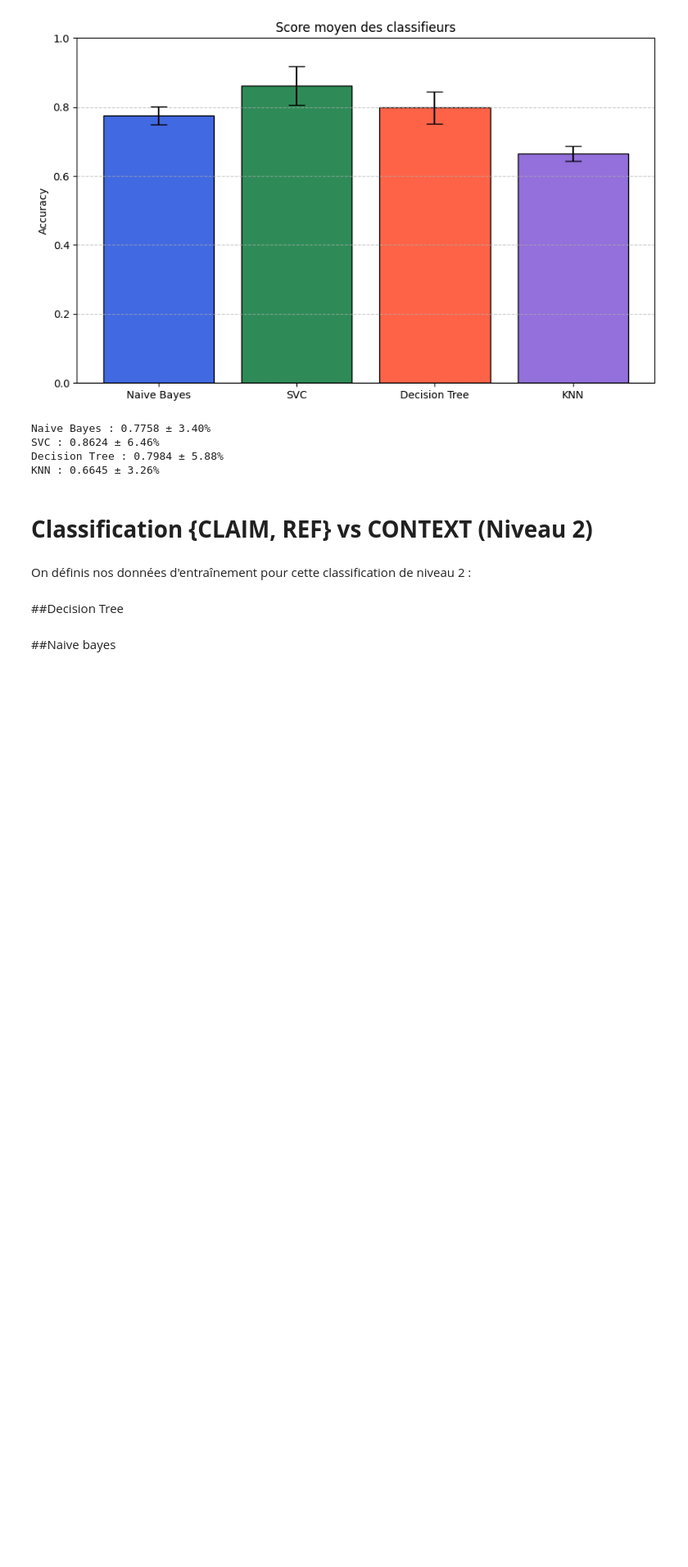
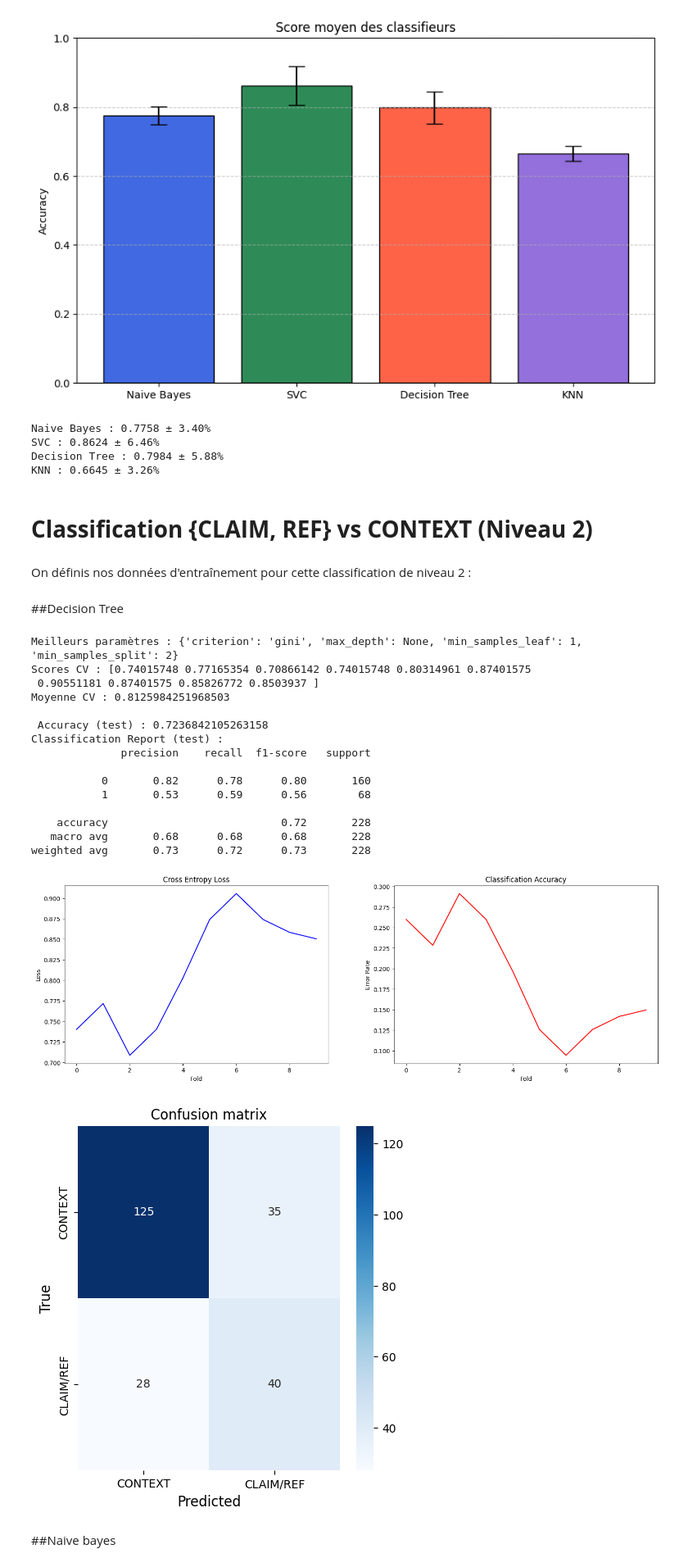
Before and after one commit to Akkuun/M1_IMAGINE_ML_Project, a Jupyter notebook: ML_Project_Group_8.ipynb, the cells around one changed output. Shown at 82% size. Drawn from its saved outputs; the diff is of its cells as text; code cells hidden in the pictures; blank space fills up the shorter version.

```diff
--- a/ML_Project_Group_8.ipynb
+++ b/ML_Project_Group_8.ipynb
@@ -1479,6 +1479,8 @@ X_scaled = scaler.fit_transform(X_vectorized)
 
 # Split train/test =========
 X_train, X_test, y_train, y_test = train_test_split(X_scaled, y, test_size=0.2, random_state=42, stratify=y)
+
+X_resampled, y_resampled = resampleData(X_train, y_train)
 # %% [markdown]
 ##Decision Tree
 # %%
@@ -1504,35 +1506,53 @@ param_grid = {
     'min_samples_leaf': [1, 5, 10],
     'criterion': ['gini', 'entropy']
 }
 
 clf_tree = DecisionTreeClassifier(random_state=42)
 grid_search = GridSearchCV(estimator=clf_tree, param_grid=param_grid,
                            cv=KFold(n_splits=10, shuffle=True, random_state=42),
                            scoring='accuracy')
 
-grid_search.fit(X_train, y_train)
+grid_search.fit(X_resampled, y_resampled)
 best_tree = grid_search.best_estimator_
 
 
 print("Meilleurs paramètres :", grid_search.best_params_)
 
 # Cross-validation
-cv_scores = cross_val_score(best_tree, X_train, y_train, cv=10)
+cv_scores = cross_val_score(best_tree, X_resampled, y_resampled, cv=10)
 print("Scores CV :", cv_scores)
 print("Moyenne CV :", cv_scores.mean())
 
 # Prédiction
 y_pred = best_tree.predict(X_test)
 print("\n Accuracy (test) :", accuracy_score(y_test, y_pred))
 print("Classification Report (test) :")
 print(classification_report(y_test, y_pred))
 
 
 conf_matrix = confusion_matrix(y_test, y_pred)
 
 
 plot_curves(cv_scores)
 plot_curves_confusion(conf_matrix, ['CONTEXT', 'CLAIM/REF'])
+# %% [output]
+Meilleurs paramètres : {'criterion': 'gini', 'max_depth': None, 'min_samples_leaf': 1, 'min_samples_split': 2}
+Scores CV : [0.74015748 0.77165354 0.70866142 0.74015748 0.80314961 0.87401575
+ 0.90551181 0.87401575 0.85826772 0.8503937 ]
+Moyenne CV : 0.8125984251968503
+
+ Accuracy (test) : 0.7236842105263158
+Classification Report (test) :
+              precision    recall  f1-score   support
+
+           0       0.82      0.78      0.80       160
+           1       0.53      0.59      0.56        68
+
+    accuracy                           0.72       228
+   macro avg       0.68      0.68      0.68       228
+weighted avg       0.73      0.72      0.73       228
+[figure, added]
+[figure, added]
 # %% [markdown]
 ##Naive bayes
 # %%
```
Also changed, not shown: parts of 15 cells of this notebook.
